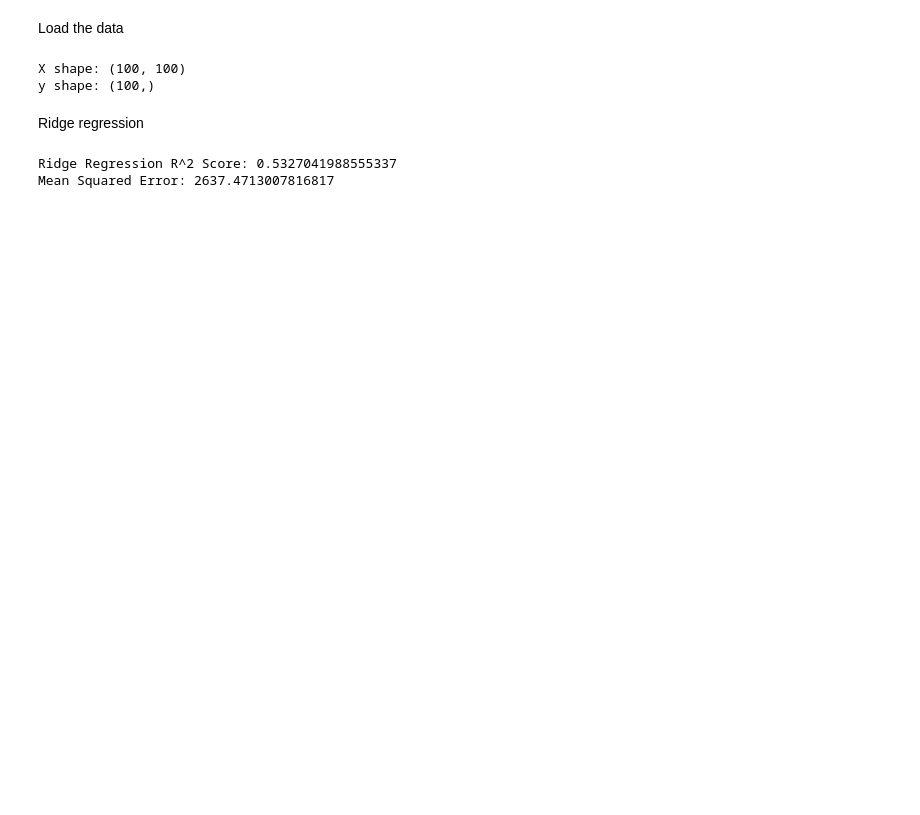
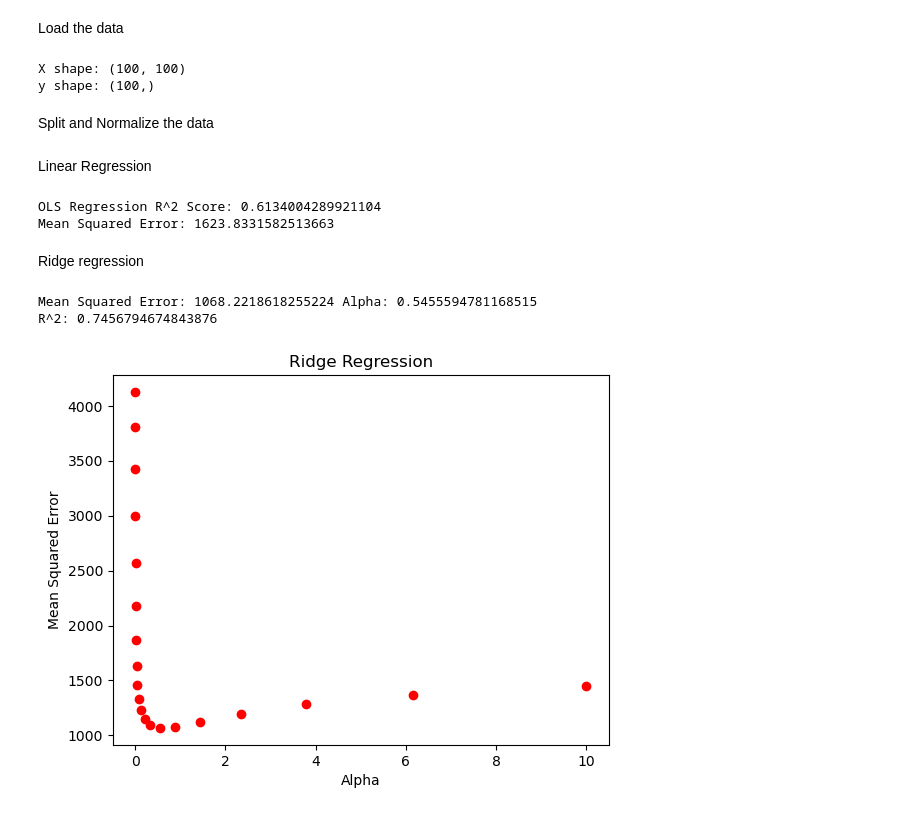
Before and after one commit to rasmus11423/Case_1_Computational_Data_Analyis, a Jupyter notebook: predictions.ipynb, the cells around one changed output. Drawn from its saved outputs; the diff is of its cells as text; code cells hidden in the pictures; blank space fills up the shorter version.

Commit message:
More Regression models

```diff
--- a/predictions.ipynb
+++ b/predictions.ipynb
@@ -9,7 +11,7 @@ from pathlib import Path
 # %% [markdown]
 Load the data
 # %%
-df = pd.read_csv('data/case1Data.csv')
+df = pd.read_csv('Data/case1Data.csv')
 
 #Missing Data Nan values, replace with mean or median
 df = df.fillna(df.mean())
@@ -50,32 +52,67 @@ def normalize(X):
     d[d==0]=1                           # Avoid dividing by zero if column L2 norm is zero
     X_pre = X / d                       # Normalize the data with the euclidian lengths
     return X_pre,d                      # Return normalized data and the euclidian lengths
+# %% [markdown]
+Split and Normalize the data
+# %%
+#Center data
+X, mu = centerData(X)
+#Normalize data
+X, d = normalize(X)
+#Center Y
+Y, mu_y = centerData(Y)
+
+alphas = np.logspace(-3, 1, num=20)
+
+# X, Y are numeric and you want to do regression
+X_train, X_test, Y_train, Y_test = train_test_split(X, Y, test_size=0.2, random_state=1312)
+# %% [markdown]
+Linear Regression
+# %%
+#OLS Regression
+model = LinearRegression()
+
+# Train model
+model.fit(X_train, Y_train)
+
+# Evaluate model (R^2 by default for .score with regressors)
+score = model.score(X_test, Y_test)
+print('OLS Regression R^2 Score:', score)
+
+error = np.mean((model.predict(X_test) - Y_test) ** 2)
+print('Mean Squared Error:', error)
+# %% [output]
+OLS Regression R^2 Score: 0.6134004289921104
+Mean Squared Error: 1623.8331582513663
 # %% [markdown]
 Ridge regression
 # %%
-#Center data
-X, mu = centerData(X)
-#Normalize data
-X, d = normalize(X)
-#Center Y
-Y, mu_y = centerData(Y)
+#Ridge Regression
 
-# X, Y are numeric and you want to do regression
-X_train, X_test, Y_train, Y_test = train_test_split(X, Y, test_size=0.2, random_state=0)
+error = np.array([])
+score = np.array([])
+for alpha in alphas:
+    # Create a Ridge model
+    model = Ridge(alpha=alpha)
 
-# Create a Ridge model
-model = Ridge(alpha=1.0)
+    # Train model
+    model.fit(X_train, Y_train)
 
-# Train model
-model.fit(X_train, Y_train)
+    # Evaluate model (R^2 by default for .score with regressors)
+    score = np.append(np.array(model.score(X_test, Y_test)),score)
 
-# Evaluate model (R^2 by default for .score with regressors)
-score = model.score(X_test, Y_test)
-print('Ridge Regression R^2 Score:', score)
+    error = np.append(np.array(np.mean((model.predict(X_test) - Y_test) ** 2)),error)
 
-error = np.mean((model.predict(X_test) - Y_test) ** 2)
-print('Mean Squared Error:', error)
+
+plt.plot(alphas, error, 'ro')
+plt.xlabel('Alpha')
+plt.ylabel('Mean Squared Error')
+plt.title('Ridge Regression')
+
+print('Mean Squared Error:', min(error), 'Alpha:', alphas[np.argmin(error)])
+print('R^2:', score[np.argmin(error)])
 # %% [output]
-Ridge Regression R^2 Score: 0.5327041988555337
-Mean Squared Error: 2637.4713007816817
+Mean Squared Error: 1068.2218618255224 Alpha: 0.5455594781168515
+R^2: 0.7456794674843876
+[figure, added]
 # %%
```
Also changed, not shown: parts of 6 cells of this notebook.
